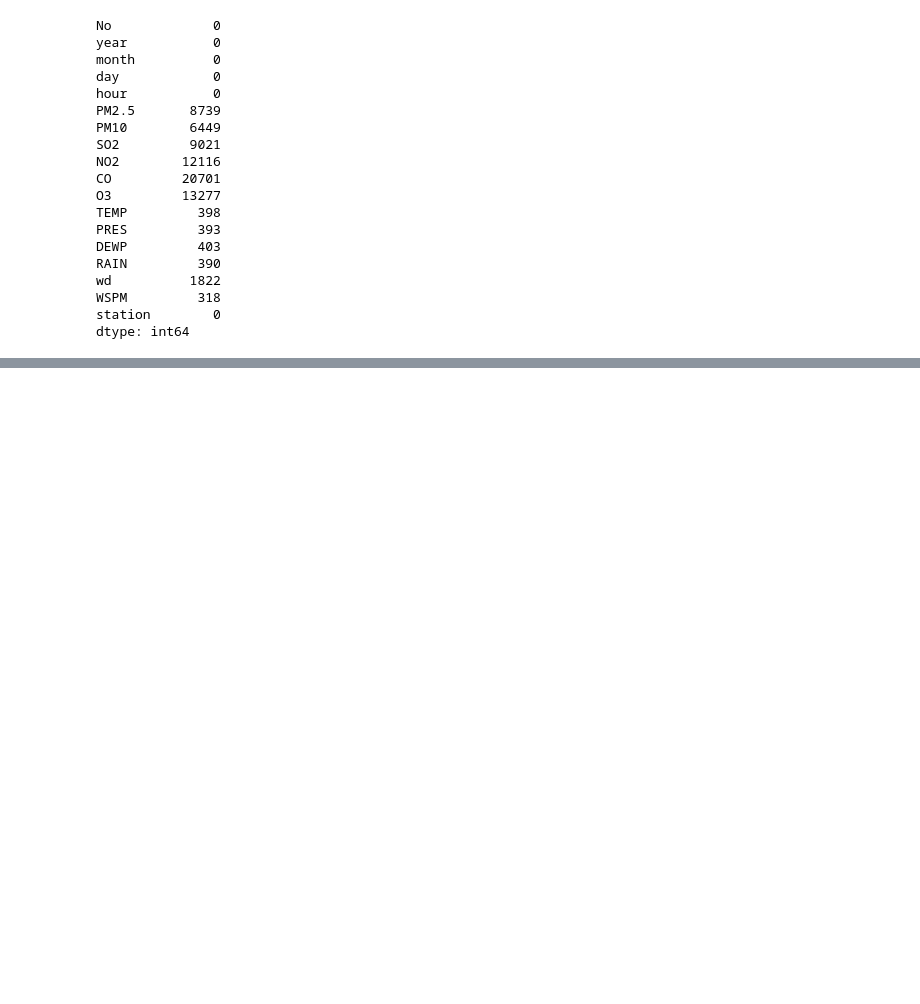
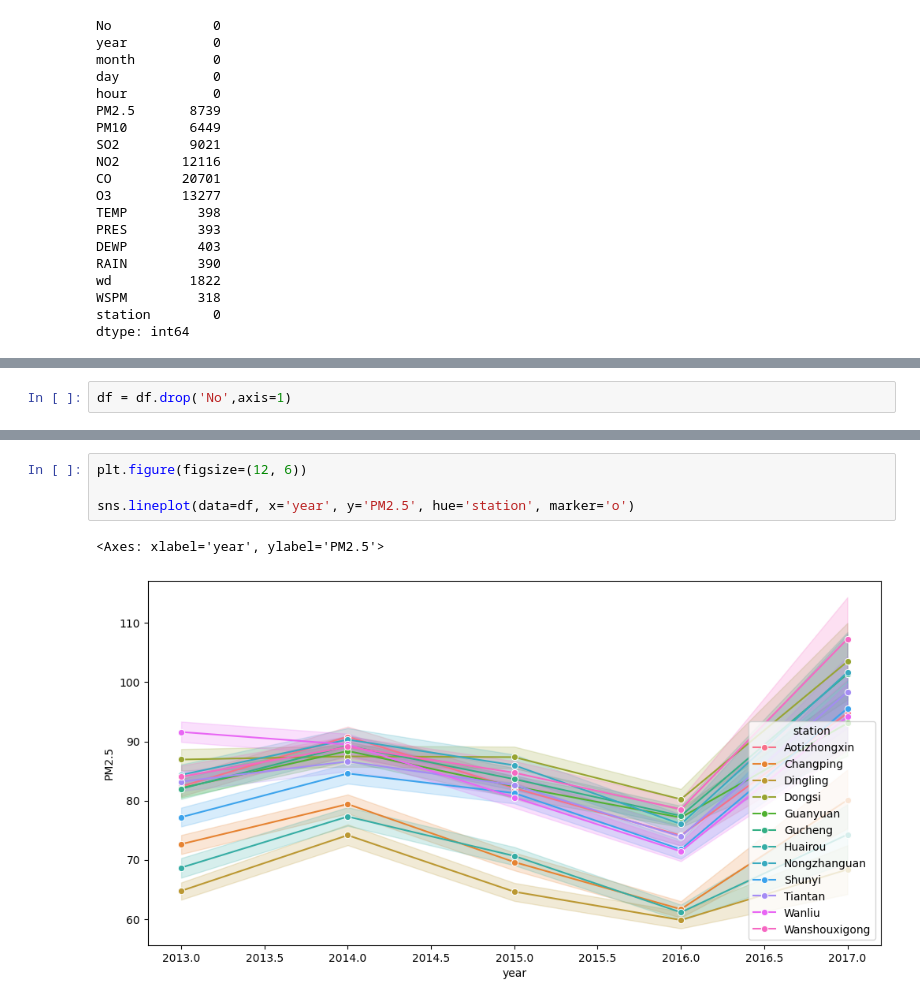
Before and after one commit to sarmuh/Beijing-Air-Quality-Prediction-ML, a Jupyter notebook: notebooks/01_cleaned.ipynb, the cells around one changed output, grey strips where cells are left out. Saved outputs shown, nothing was run; the diff lists cells and outputs as text; blank space fills up the shorter version.

Commit message:
Data cleaned nan

```diff
--- a/notebooks/01_cleaned.ipynb
+++ b/notebooks/01_cleaned.ipynb
@@ -65,0 +81,2 @@ dtype: int64
+# %%
+df = df.drop('No',axis=1)
@@ -65,0 +92,7 @@ dtype: int64
+# %%
+plt.figure(figsize=(12, 6))
+
+sns.lineplot(data=df, x='year', y='PM2.5', hue='station', marker='o')
+# %% [output]
+<Axes: xlabel='year', ylabel='PM2.5'>
+[figure, added]
```
Also changed, not shown: parts of 15 cells of this notebook, 2 other files.
